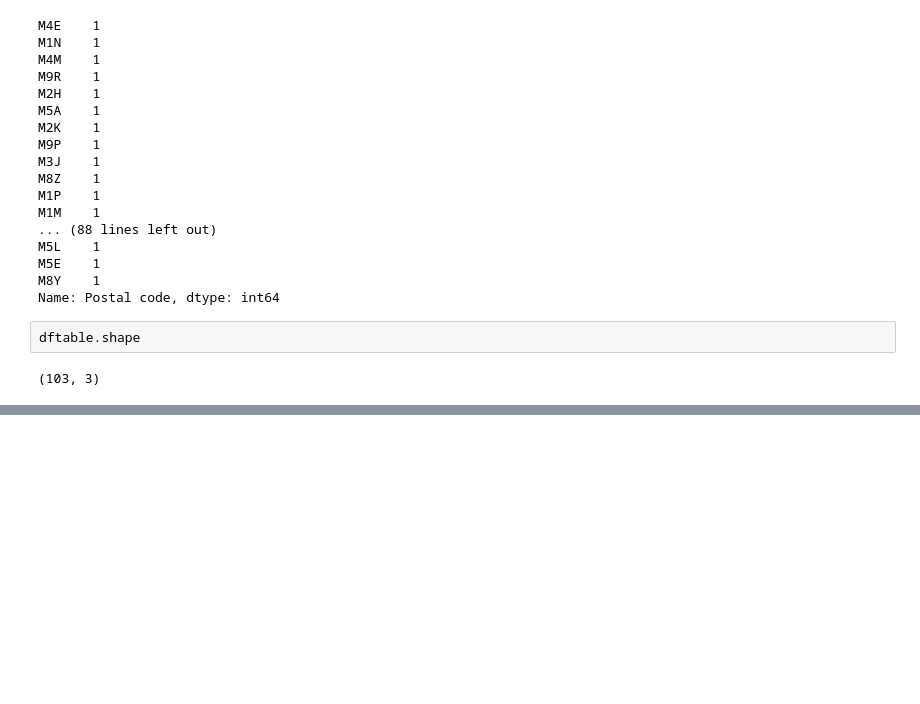
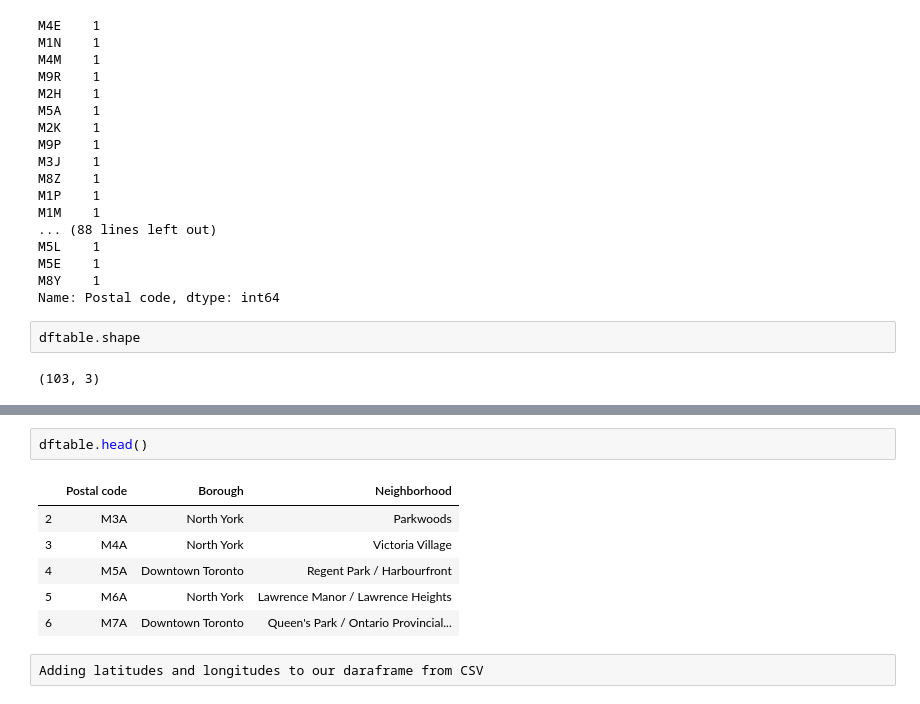
Before and after one commit to 24akhil/Coursera_Capstone, a Jupyter notebook: Week3Assignment.ipynb, the cells around one changed output, grey strips where cells are left out. Drawn from its saved outputs; the diff is of its cells as text; blank space fills up the shorter version.

```diff
--- a/Week3Assignment.ipynb
+++ b/Week3Assignment.ipynb
@@ -136,0 +184,11 @@ dftable.shape
+# %%
+dftable.head()
+# %% [output]
+|  | Postal code | Borough | Neighborhood |
+| 2 | M3A | North York | Parkwoods |
+| 3 | M4A | North York | Victoria Village |
+| 4 | M5A | Downtown Toronto | Regent Park / Harbourfront |
+| 5 | M6A | North York | Lawrence Manor / Lawrence Heights |
+| 6 | M7A | Downtown Toronto | Queen's Park / Ontario Provincial... |
+# %% [raw]
+Adding latitudes and longitudes to our daraframe from CSV
```
Also changed, not shown: parts of 9 cells of this notebook.
